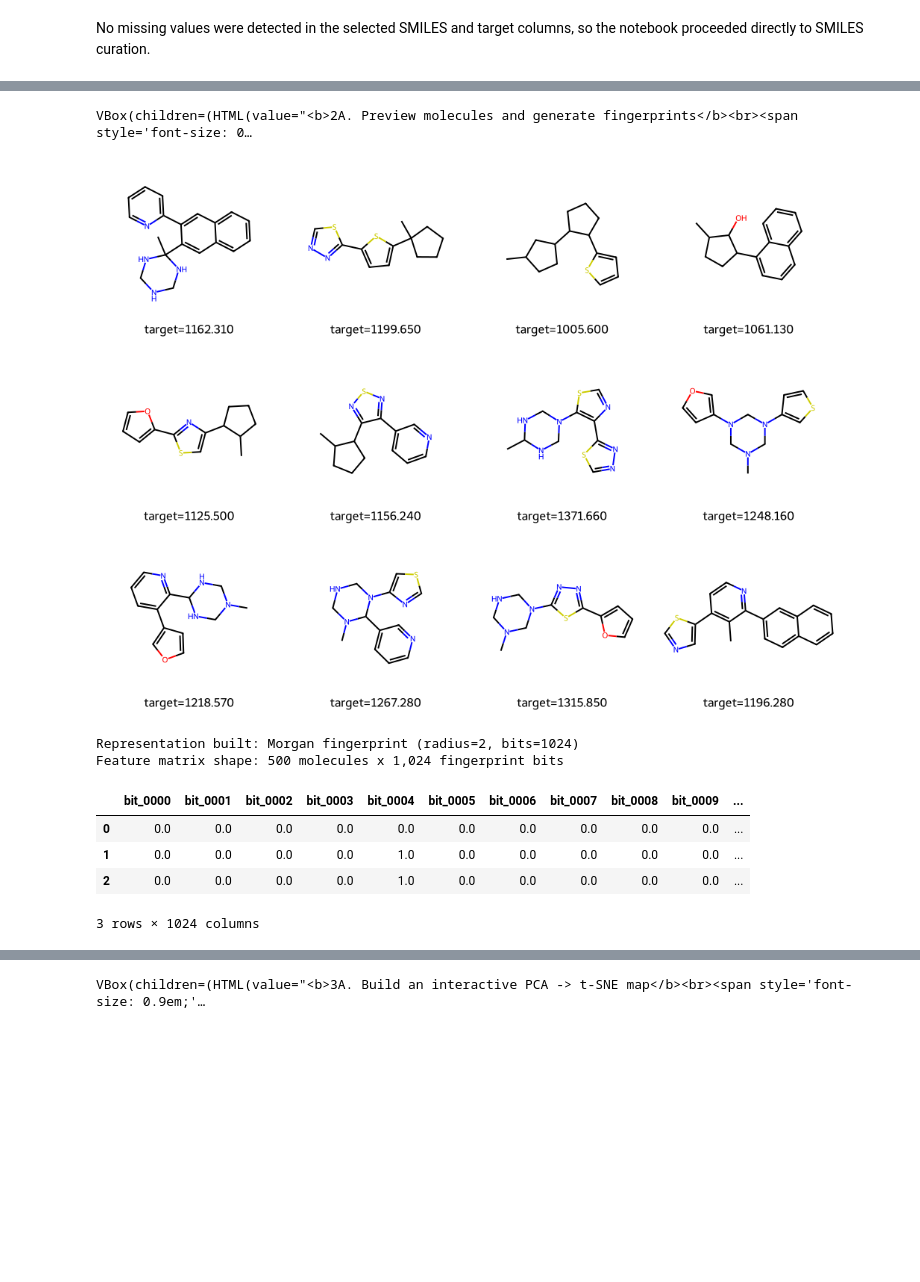
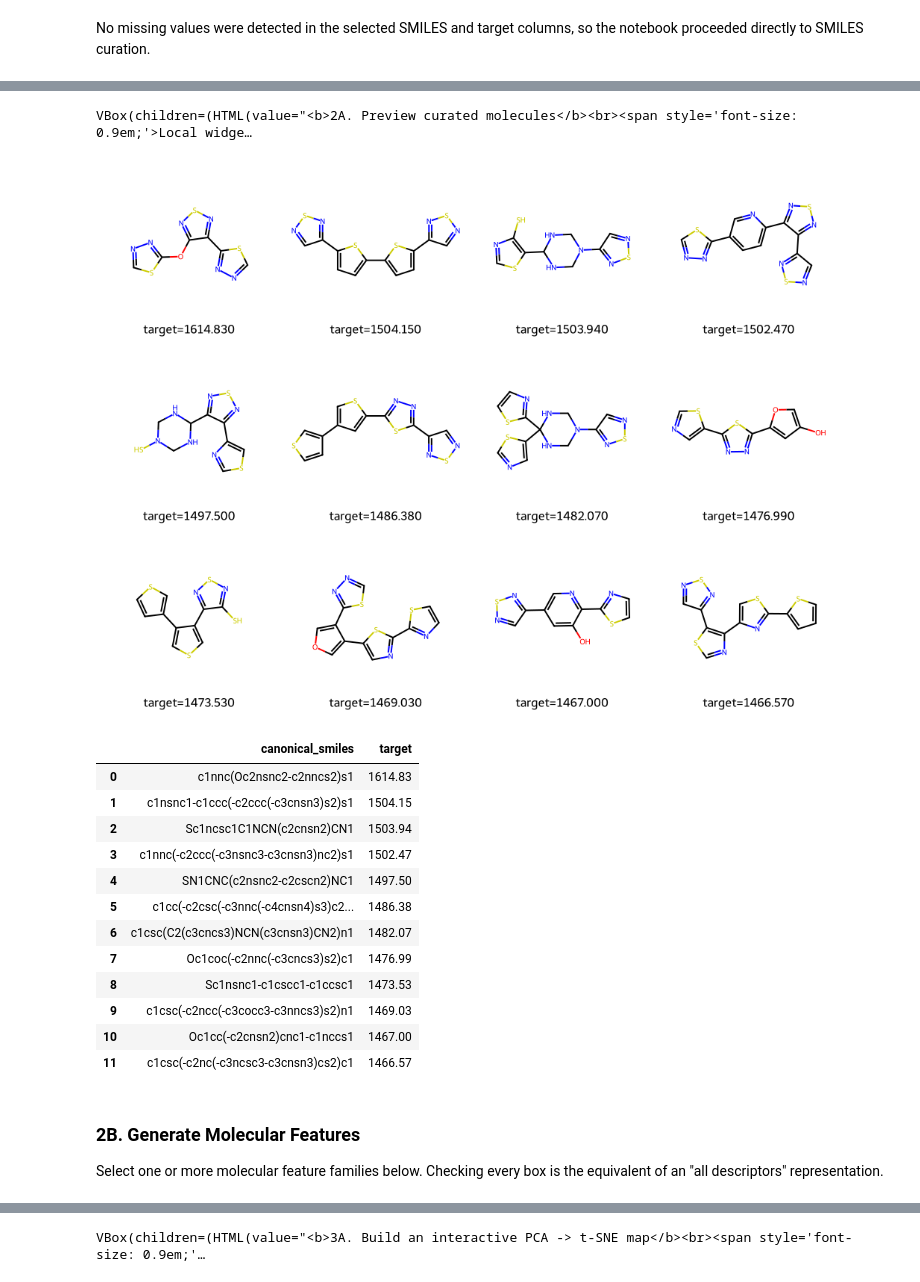
Before and after one commit to ScottCoffin/AutoQSAR, a Jupyter notebook: portable_colab_qsar_bundle/colab_qsar_tutorial.ipynb, the cells around one changed output, grey strips where cells are left out. Cells and saved outputs as stored; diff of their text form; code cells hidden in the pictures; blank space fills up the shorter version.

```diff
--- a/portable_colab_qsar_bundle/colab_qsar_tutorial.ipynb
+++ b/portable_colab_qsar_bundle/colab_qsar_tutorial.ipynb
@@ -1242,7 +1478,8 @@ dataset_file_path = "/content/drive/MyDrive/your_dataset.csv" # @param {type:"st
 preview_rows = 5 # @param {type:"slider", min:3, max:15, step:1}
 
 if not IN_COLAB:
-    _local_form_values = read_local_form_values('0fd9fad1', [{'name': 'data_source', 'label': 'data source', 'widget_kind': 'choice', 'default': 'Example dataset', 'options': ['Upload CSV/XLSX (Colab only)', 'File path', 'Example dataset']}, {'name': 'example_dataset', 'label': 'example dataset', 'widget_kind': 'choice', 'default': 'ChemML | organic_density', 'options': ['ChemML | organic_density', 'ChemML | cep_homo', 'ChemML | xyz_polarizability', 'ChemML | comp_energy', 'ChemML | crystal_structures', 'TDC | ADME | caco2_wang', 'TDC | ADME | lipophilicity_astrazeneca', 'TDC | ADME | solubility_aqsoldb', 'TDC | ADME | ppbr_az', 'TDC | ADME | vdss_lombardo', 'TDC | ADME | half_life_obach', 'TDC | ADME | clearance_hepatocyte_az', 'TDC | ADME | clearance_microsome_az', 'TDC | Tox | ld50_zhu']}, {'name': 'dataset_file_path', 'label': 'dataset file path', 'widget_kind': 'string', 'default': '/content/drive/MyDrive/your_dataset.csv'}, {'name': 'preview_rows', 'label': 'preview rows', 'widget_kind': 'slider', 'default': 5, 'min': 3, 'max': 15, 'step': 1}])
+    _local_form_id = '2be7f704'
+    _local_form_values = read_local_form_values('2be7f704', [{'name': 'data_source', 'label': 'data source', 'widget_kind': 'choice', 'default': 'Example dataset', 'options': ['Upload CSV/XLSX (Colab only)', 'File path', 'Example dataset']}, {'name': 'example_dataset', 'label': 'example dataset', 'widget_kind': 'choice', 'default': 'ChemML | organic_density', 'options': ['ChemML | organic_density', 'ChemML | cep_homo', 'ChemML | xyz_polarizability', 'ChemML | comp_energy', 'ChemML | crystal_structures', 'TDC | ADME | caco2_wang', 'TDC | ADME | lipophilicity_astrazeneca', 'TDC | ADME | solubility_aqsoldb', 'TDC | ADME | ppbr_az', 'TDC | ADME | vdss_lombardo', 'TDC | ADME | half_life_obach', 'TDC | ADME | clearance_hepatocyte_az', 'TDC | ADME | clearance_microsome_az', 'TDC | Tox | ld50_zhu']}, {'name': 'dataset_file_path', 'label': 'dataset file path', 'widget_kind': 'string', 'default': '/content/drive/MyDrive/your_dataset.csv'}, {'name': 'preview_rows', 'label': 'preview rows', 'widget_kind': 'slider', 'default': 5, 'min': 3, 'max': 15, 'step': 1}])
     data_source = _local_form_values['data_source']
     example_dataset = _local_form_values['example_dataset']
     dataset_file_path = _local_form_values['dataset_file_path']
@@ -1354,7 +1591,8 @@ target_column = "AUTO" # @param {type:"string"}
 preview_selected_rows = 5 # @param {type:"slider", min:3, max:15, step:1}
 
 if not IN_COLAB:
-    _local_form_values = read_local_form_values('5799e305', [{'name': 'smiles_column', 'label': 'smiles column', 'widget_kind': 'string', 'default': 'AUTO'}, {'name': 'target_column', 'label': 'target column', 'widget_kind': 'string', 'default': 'AUTO'}, {'name': 'preview_selected_rows', 'label': 'preview selected rows', 'widget_kind': 'slider', 'default': 5, 'min': 3, 'max': 15, 'step': 1}])
+    _local_form_id = 'ed7bfa79'
+    _local_form_values = read_local_form_values('ed7bfa79', [{'name': 'smiles_column', 'label': 'smiles column', 'widget_kind': 'string', 'default': 'AUTO'}, {'name': 'target_column', 'label': 'target column', 'widget_kind': 'string', 'default': 'AUTO'}, {'name': 'preview_selected_rows', 'label': 'preview selected rows', 'widget_kind': 'slider', 'default': 5, 'min': 3, 'max': 15, 'step': 1}])
     smiles_column = _local_form_values['smiles_column']
     target_column = _local_form_values['target_column']
     preview_selected_rows = _local_form_values['preview_selected_rows']
@@ -1429,7 +1667,8 @@ collapse_duplicate_canonical_smiles = True # @param {type:"boolean"}
 preview_rows_after_cleaning = 5 # @param {type:"slider", min:3, max:15, step:1}
 
 if not IN_COLAB:
-    _local_form_values = read_local_form_values('53064bab', [{'name': 'missing_value_strategy', 'label': 'missing value strategy', 'widget_kind': 'choice', 'default': 'Please choose if missing values are present', 'options': ['Please choose if missing values are present', 'ignore_row', 'zero', 'interpolate']}, {'name': 'custom_missing_tokens', 'label': 'custom missing tokens', 'widget_kind': 'string', 'default': 'missing, nan, NA, N/A, null, None'}, {'name': 'collapse_duplicate_canonical_smiles', 'label': 'collapse duplicate canonical smiles', 'widget_kind': 'boolean', 'default': True}, {'name': 'preview_rows_after_cleaning', 'label': 'preview rows after cleaning', 'widget_kind': 'slider', 'default': 5, 'min': 3, 'max': 15, 'step': 1}])
+    _local_form_id = 'db907854'
+    _local_form_values = read_local_form_values('db907854', [{'name': 'missing_value_strategy', 'label': 'missing value strategy', 'widget_kind': 'choice', 'default': 'Please choose if missing values are present', 'options': ['Please choose if missing values are present', 'ignore_row', 'zero', 'interpolate']}, {'name': 'custom_missing_tokens', 'label': 'custom missing tokens', 'widget_kind': 'string', 'default': 'missing, nan, NA, N/A, null, None'}, {'name': 'collapse_duplicate_canonical_smiles', 'label': 'collapse duplicate canonical smiles', 'widget_kind': 'boolean', 'default': True}, {'name': 'preview_rows_after_cleaning', 'label': 'preview rows after cleaning', 'widget_kind': 'slider', 'default': 5, 'min': 3, 'max': 15, 'step': 1}])
     missing_value_strategy = _local_form_values['missing_value_strategy']
     custom_missing_tokens = _local_form_values['custom_missing_tokens']
     collapse_duplicate_canonical_smiles = _local_form_values['collapse_duplicate_canonical_smiles']
@@ -1616,47 +1863,58 @@ Before modeling, the notebook now does a small amount of **preprocessing and SMI
 
 This mirrors the general cleanup logic used across the repository: required chemistry fields are cleaned first, then the chemistry text is standardized before it becomes model input.
 # %%
-# Local widget controls for: 2A. Preview molecules and generate fingerprints
+# Local widget controls for: 2A. Preview curated molecules
 if not IN_COLAB:
-    ensure_local_form_display('2A. Preview molecules and generate fingerprints', 'acd3bc17', [{'name': 'preview_molecules', 'label': 'preview molecules', 'widget_kind': 'slider', 'default': 12, 'min': 4, 'max': 20, 'step': 1}, {'name': 'fingerprint_radius', 'label': 'fingerprint radius', 'widget_kind': 'slider', 'default': 2, 'min': 1, 'max': 4, 'step': 1}, {'name': 'fingerprint_bits', 'label': 'fingerprint bits', 'widget_kind': 'choice', 'default': '1024', 'options': ['256', '512', '1024', '2048']}])
+    ensure_local_form_display('2A. Preview curated molecules', '375fd6f6', [{'name': 'preview_molecules', 'label': 'preview molecules', 'widget_kind': 'slider', 'default': 12, 'min': 4, 'max': 20, 'step': 1}, {'name': 'preview_selection_mode', 'label': 'preview selection mode', 'widget_kind': 'choice', 'default': 'Highest target values', 'options': ['Highest target values', 'Lowest target values', 'Random sample', 'Dataset order']}])
 # %% [output]
-VBox(children=(HTML(value="<b>2A. Preview molecules and generate fingerprints</b><br><span style='font-size: 0…
+VBox(children=(HTML(value="<b>2A. Preview curated molecules</b><br><span style='font-size: 0.9em;'>Local widge…
 # %%
-# @title 2A. Preview molecules and generate fingerprints { display-mode: "form" }
+# @title 2A. Preview curated molecules { display-mode: "form" }
 preview_molecules = 12 # @param {type:"slider", min:4, max:20, step:1}
-fingerprint_radius = 2 # @param {type:"slider", min:1, max:4, step:1}
-fingerprint_bits = "1024" # @param ["256", "512", "1024", "2048"]
+preview_selection_mode = "Highest target values" # @param ["Highest target values", "Lowest target values", "Random sample", "Dataset order"]
 
 if not IN_COLAB:
-    _local_form_values = read_local_form_values('acd3bc17', [{'name': 'preview_molecules', 'label': 'preview molecules', 'widget_kind': 'slider', 'default': 12, 'min': 4, 'max': 20, 'step': 1}, {'name': 'fingerprint_radius', 'label': 'fingerprint radius', 'widget_kind': 'slider', 'default': 2, 'min': 1, 'max': 4, 'step': 1}, {'name': 'fingerprint_bits', 'label': 'fingerprint bits', 'widget_kind': 'choice', 'default': '1024', 'options': ['256', '512', '1024', '2048']}])
+    _local_form_id = '375fd6f6'
+    _local_form_values = read_local_form_values('375fd6f6', [{'name': 'preview_molecules', 'label': 'preview molecules', 'widget_kind': 'slider', 'default': 12, 'min': 4, 'max': 20, 'step': 1}, {'name': 'preview_selection_mode', 'label': 'preview selection mode', 'widget_kind': 'choice', 'default': 'Highest target values', 'options': ['Highest target values', 'Lowest target values', 'Random sample', 'Dataset order']}])
     preview_molecules = _local_form_values['preview_molecules']
-    fingerprint_radius = _local_form_values['fingerprint_radius']
-    fingerprint_bits = _local_form_values['fingerprint_bits']
+    preview_selection_mode = _local_form_values['preview_selection_mode']
 
 if "curated_df" not in STATE:
     raise RuntimeError("Please run the curation cell first.")
 
 curated_df = STATE["curated_df"].copy()
-legends = [f"target={value:.3f}" for value in curated_df["target"].head(preview_molecules)]
+preview_count = min(int(preview_molecules), len(curated_df))
+if preview_selection_mode == "Highest target values":
+    preview_df = curated_df.sort_values("target", ascending=False).head(preview_count).reset_index(drop=True)
+elif preview_selection_mode == "Lowest target values":
+    preview_df = curated_df.sort_values("target", ascending=True).head(preview_count).reset_index(drop=True)
+elif preview_selection_mode == "Random sample":
+    preview_df = curated_df.sample(preview_count, random_state=42).reset_index(drop=True)
+else:
+    preview_df = curated_df.head(preview_count).reset_index(drop=True)
+legends = [f"target={value:.3f}" for value in preview_df["target"]]
 try:
     from rdkit.Chem import Draw
-    display(Draw.MolsToGridImage(curated_df["rdkit_mol"].tolist()[:preview_molecules], legends=legends, molsPerRow=4, subImgSize=(250, 250), useSVG=False))
+    display(Draw.MolsToGridImage(preview_df["rdkit_mol"].tolist(), legends=legends, molsPerRow=4, subImgSize=(250, 250), useSVG=False))
 except Exception as exc:
     print(f"Molecule preview skipped because RDKit drawing support is unavailable: {exc}")
-
-X = make_morgan_matrix(curated_df["canonical_smiles"].tolist(), radius=int(fingerprint_radius), n_bits=int(fingerprint_bits))
-STATE["feature_matrix"] = X.copy()
-STATE["feature_names"] = list(X.columns)
-STATE["representation_label"] = f"Morgan fingerprint (radius={fingerprint_radius}, bits={fingerprint_bits})"
-print(f"Representation built: {STATE['representation_label']}")
-print(f"Feature matrix shape: {X.shape[0]:,} molecules x {X.shape[1]:,} fingerprint bits")
-display(X.head(3))
+display(preview_df[["canonical_smiles", "target"]])
 # %% [output]
-[figure, old version]
+[figure, new version]
-Representation built: Morgan fingerprint (radius=2, bits=1024)
-Feature matrix shape: 500 molecules x 1,024 fingerprint bits
-|  | bit_0000 | bit_0001 | bit_0002 | bit_0003 | bit_0004 | bit_0005 | bit_0006 | bit_0007 | bit_0008 | bit_0009 | ... |
-| 0 | 0.0 | 0.0 | 0.0 | 0.0 | 0.0 | 0.0 | 0.0 | 0.0 | 0.0 | 0.0 | ... |
-| 1 | 0.0 | 0.0 | 0.0 | 0.0 | 1.0 | 0.0 | 0.0 | 0.0 | 0.0 | 0.0 | ... |
-| 2 | 0.0 | 0.0 | 0.0 | 0.0 | 1.0 | 0.0 | 0.0 | 0.0 | 0.0 | 0.0 | ... |
+|  | canonical_smiles | target |
+| 0 | c1nnc(Oc2nsnc2-c2nncs2)s1 | 1614.83 |
+| 1 | c1nsnc1-c1ccc(-c2ccc(-c3cnsn3)s2)s1 | 1504.15 |
+| 2 | Sc1ncsc1C1NCN(c2cnsn2)CN1 | 1503.94 |
+| 3 | c1nnc(-c2ccc(-c3nsnc3-c3cnsn3)nc2)s1 | 1502.47 |
+| 4 | SN1CNC(c2nsnc2-c2cscn2)NC1 | 1497.50 |
+| 5 | c1cc(-c2csc(-c3nnc(-c4cnsn4)s3)c2... | 1486.38 |
+| 6 | c1csc(C2(c3cncs3)NCN(c3cnsn3)CN2)n1 | 1482.07 |
+| 7 | Oc1coc(-c2nnc(-c3cncs3)s2)c1 | 1476.99 |
+| 8 | Sc1nsnc1-c1cscc1-c1ccsc1 | 1473.53 |
+| 9 | c1csc(-c2ncc(-c3cocc3-c3nncs3)s2)n1 | 1469.03 |
+| 10 | Oc1cc(-c2cnsn2)cnc1-c1nccs1 | 1467.00 |
+| 11 | c1csc(-c2nc(-c3ncsc3-c3cnsn3)cs2)c1 | 1466.57 |
-3 rows × 1024 columns
+# %% [markdown]
+### 2B. Generate Molecular Features
+
+Select one or more molecular feature families below. Checking every box is the equivalent of an "all descriptors" representation.
```
Also changed, not shown: parts of 56 cells of this notebook, 3 other files.
